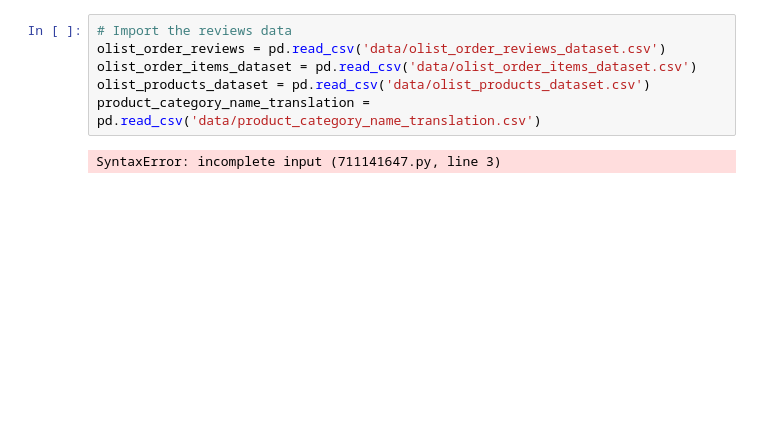
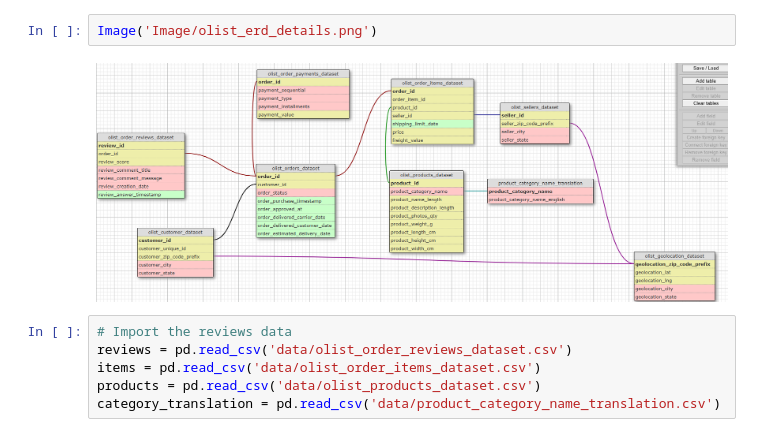
Before and after one commit to Romaric1209/Olist, a Jupyter notebook: Reviews Sentiment Analysis.ipynb, the cells around one changed output. Cells and saved outputs as stored; diff of their text form; blank space fills up the shorter version.

Commit message:
Work on Reviews Sentiment Analysis

```diff
--- a/Reviews Sentiment Analysis.ipynb
+++ b/Reviews Sentiment Analysis.ipynb
@@ -8,8 +22,10 @@ import tensorflow as tf
+# %%
+Image('Image/olist_erd_details.png')
+# %% [output]
+[figure, added]
 # %%
 # Import the reviews data
-olist_order_reviews = pd.read_csv('data/olist_order_reviews_dataset.csv')
-olist_order_items_dataset = pd.read_csv('data/olist_order_items_dataset.csv')
-olist_products_dataset = pd.read_csv('data/olist_products_dataset.csv')
-product_category_name_translation = pd.read_csv('data/product_category_name_translation.csv')
+reviews = pd.read_csv('data/olist_order_reviews_dataset.csv')
+items = pd.read_csv('data/olist_order_items_dataset.csv')
+products = pd.read_csv('data/olist_products_dataset.csv')
+category_translation = pd.read_csv('data/product_category_name_translation.csv')
-# %% [output]
-SyntaxError: incomplete input (711141647.py, line 3)
```
Also changed, not shown: parts of 8 cells of this notebook, 2 other files.
